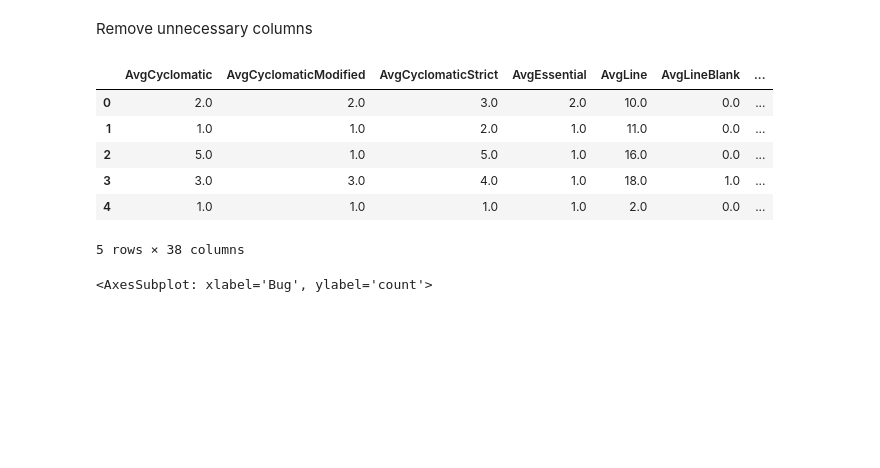
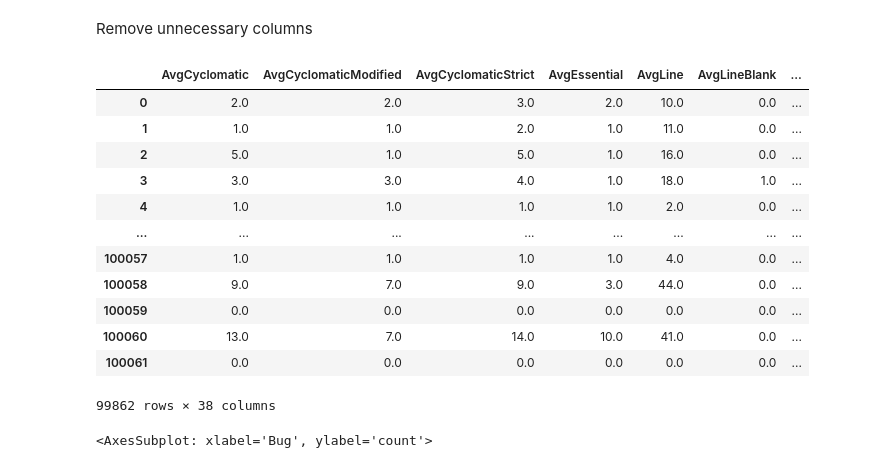
Before and after one commit to ahenrij/ets-mgl869-hive, a Jupyter notebook: src/lab/notebooks/dataset.ipynb, the cells around one changed output. Cells and saved outputs as stored; diff of their text form; code cells hidden in the pictures; blank space fills up the shorter version.

```diff
--- a/src/lab/notebooks/dataset.ipynb
+++ b/src/lab/notebooks/dataset.ipynb
@@ -184,15 +182,21 @@ Remove unnecessary columns
 dataset.drop(columns=["IssueId", "CommitId", "File", "Version"], inplace=True)
 dataset["Bug"] = dataset["Bug"].fillna(0).astype(int)
 # %%
-dataset.head()
+dataset
 # %% [output]
 |  | AvgCyclomatic | AvgCyclomaticModified | AvgCyclomaticStrict | AvgEssential | AvgLine | AvgLineBlank | ... |
 | 0 | 2.0 | 2.0 | 3.0 | 2.0 | 10.0 | 0.0 | ... |
 | 1 | 1.0 | 1.0 | 2.0 | 1.0 | 11.0 | 0.0 | ... |
 | 2 | 5.0 | 1.0 | 5.0 | 1.0 | 16.0 | 0.0 | ... |
 | 3 | 3.0 | 3.0 | 4.0 | 1.0 | 18.0 | 1.0 | ... |
 | 4 | 1.0 | 1.0 | 1.0 | 1.0 | 2.0 | 0.0 | ... |
+| ... | ... | ... | ... | ... | ... | ... | ... |
+| 100057 | 1.0 | 1.0 | 1.0 | 1.0 | 4.0 | 0.0 | ... |
+| 100058 | 9.0 | 7.0 | 9.0 | 3.0 | 44.0 | 0.0 | ... |
+| 100059 | 0.0 | 0.0 | 0.0 | 0.0 | 0.0 | 0.0 | ... |
+| 100060 | 13.0 | 7.0 | 14.0 | 10.0 | 41.0 | 0.0 | ... |
+| 100061 | 0.0 | 0.0 | 0.0 | 0.0 | 0.0 | 0.0 | ... |
-5 rows × 38 columns
+99862 rows × 38 columns
 # %%
 sns.countplot(dataset, x="Bug")
 # %% [output]
```
Also changed, not shown: parts of 1 cell of this notebook.
